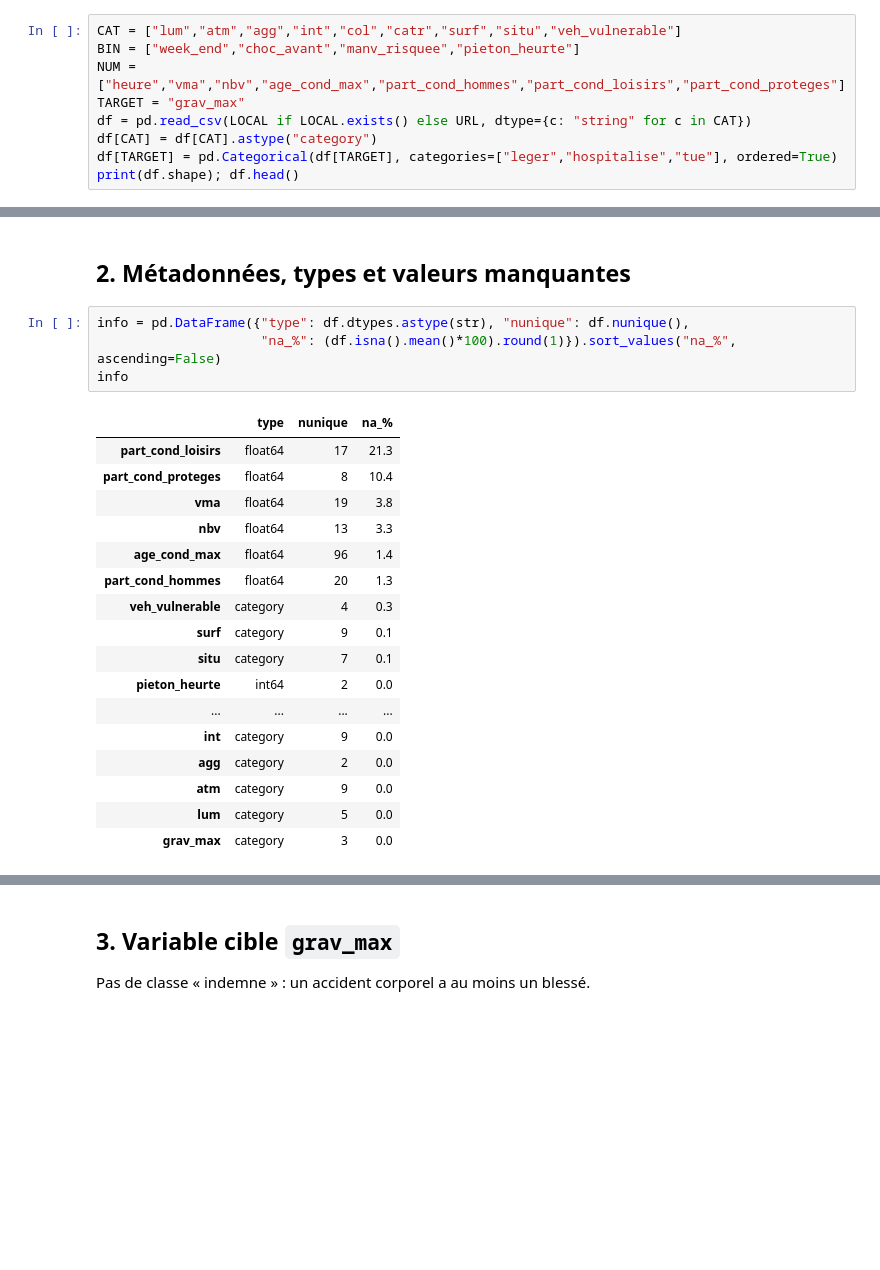
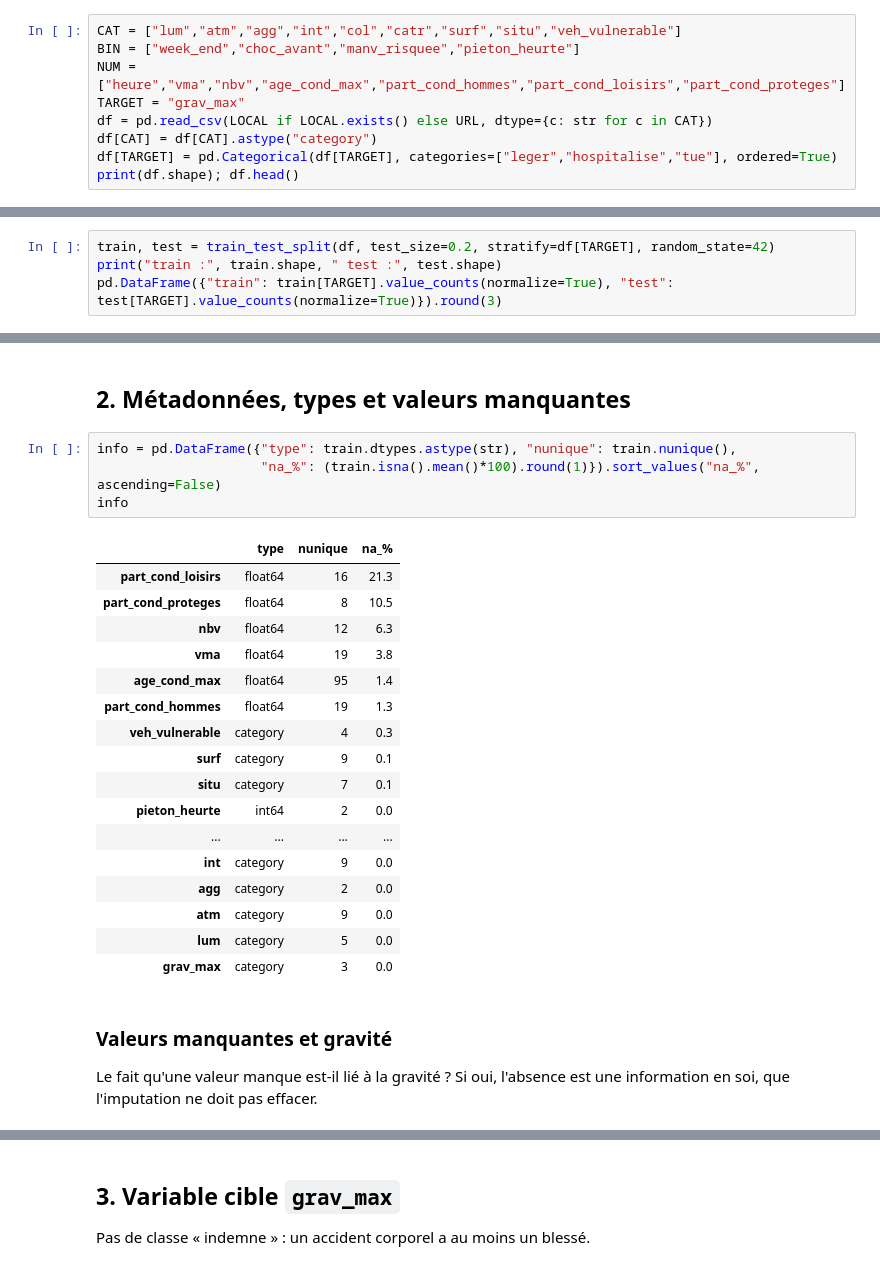
Before and after one commit to cyannure/aaa, a Jupyter notebook: notebooks/01_exploration.ipynb, the cells around one changed output, grey strips where cells are left out. Drawn from its saved outputs; the diff is of its cells as text; blank space fills up the shorter version.

```diff
--- a/notebooks/01_exploration.ipynb
+++ b/notebooks/01_exploration.ipynb
@@ -25,7 +39,7 @@ CAT = ["lum","atm","agg","int","col","catr","surf","situ","veh_vulnerable"]
 BIN = ["week_end","choc_avant","manv_risquee","pieton_heurte"]
 NUM = ["heure","vma","nbv","age_cond_max","part_cond_hommes","part_cond_loisirs","part_cond_proteges"]
 TARGET = "grav_max"
-df = pd.read_csv(LOCAL if LOCAL.exists() else URL, dtype={c: "string" for c in CAT})
+df = pd.read_csv(LOCAL if LOCAL.exists() else URL, dtype={c: str for c in CAT})
 df[CAT] = df[CAT].astype("category")
 df[TARGET] = pd.Categorical(df[TARGET], categories=["leger","hospitalise","tue"], ordered=True)
 print(df.shape); df.head()
@@ -39,0 +57,4 @@ print(df.shape); df.head()
+# %%
+train, test = train_test_split(df, test_size=0.2, stratify=df[TARGET], random_state=42)
+print("train :", train.shape, " test :", test.shape)
+pd.DataFrame({"train": train[TARGET].value_counts(normalize=True), "test": test[TARGET].value_counts(normalize=True)}).round(3)
@@ -40,17 +68,17 @@ print(df.shape); df.head()
 # %% [markdown]
 ## 2. Métadonnées, types et valeurs manquantes
 # %%
-info = pd.DataFrame({"type": df.dtypes.astype(str), "nunique": df.nunique(),
-                     "na_%": (df.isna().mean()*100).round(1)}).sort_values("na_%", ascending=False)
+info = pd.DataFrame({"type": train.dtypes.astype(str), "nunique": train.nunique(),
+                     "na_%": (train.isna().mean()*100).round(1)}).sort_values("na_%", ascending=False)
 info
 # %% [output]
 |  | type | nunique | na_% |
-| part_cond_loisirs | float64 | 17 | 21.3 |
-| part_cond_proteges | float64 | 8 | 10.4 |
+| part_cond_loisirs | float64 | 16 | 21.3 |
+| part_cond_proteges | float64 | 8 | 10.5 |
+| nbv | float64 | 12 | 6.3 |
 | vma | float64 | 19 | 3.8 |
-| nbv | float64 | 13 | 3.3 |
-| age_cond_max | float64 | 96 | 1.4 |
-| part_cond_hommes | float64 | 20 | 1.3 |
+| age_cond_max | float64 | 95 | 1.4 |
+| part_cond_hommes | float64 | 19 | 1.3 |
 | veh_vulnerable | category | 4 | 0.3 |
 | surf | category | 9 | 0.1 |
 | situ | category | 7 | 0.1 |
@@ -61,3 +89,6 @@ info
 | atm | category | 9 | 0.0 |
 | lum | category | 5 | 0.0 |
 | grav_max | category | 3 | 0.0 |
+# %% [markdown]
+### Valeurs manquantes et gravité
+Le fait qu'une valeur manque est-il lié à la gravité ? Si oui, l'absence est une information en soi, que l'imputation ne doit pas effacer.
```
Also changed, not shown: parts of 19 cells of this notebook, 4 other files.
